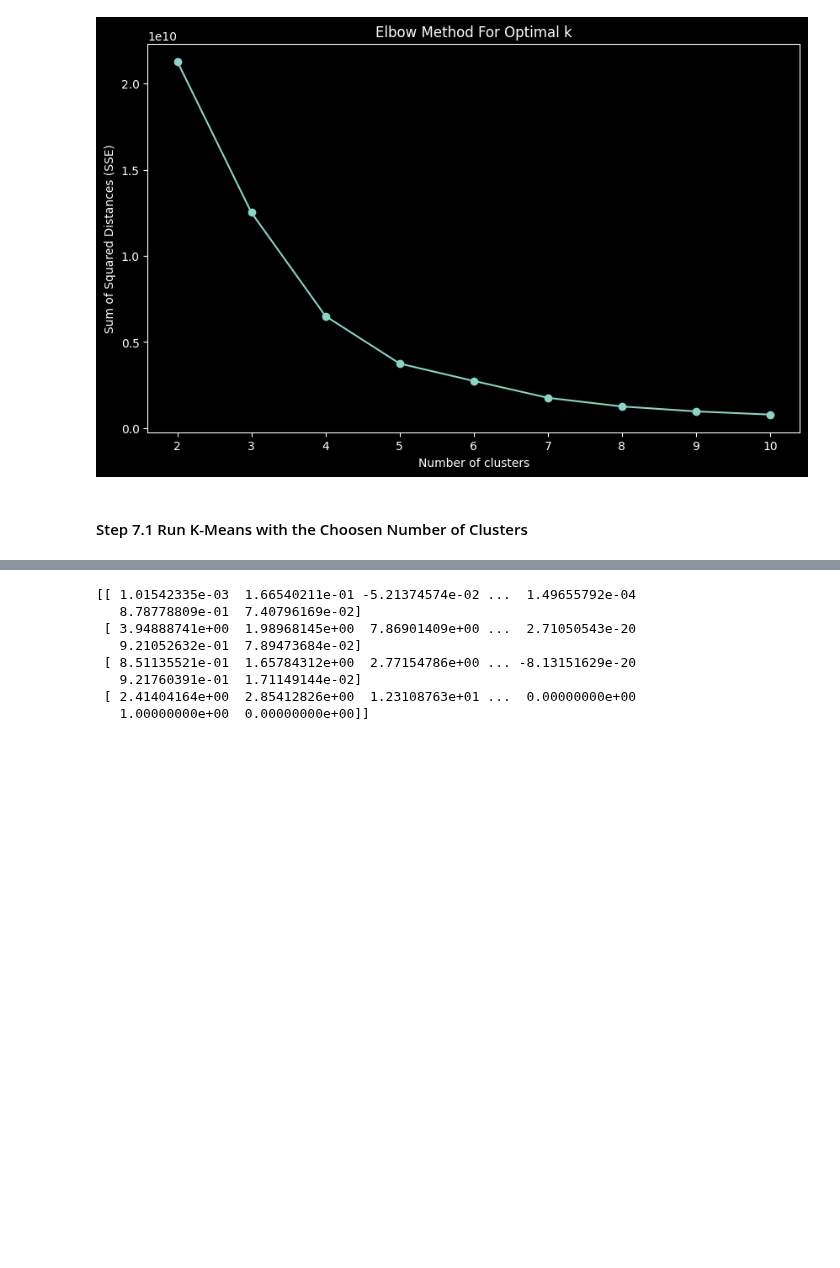
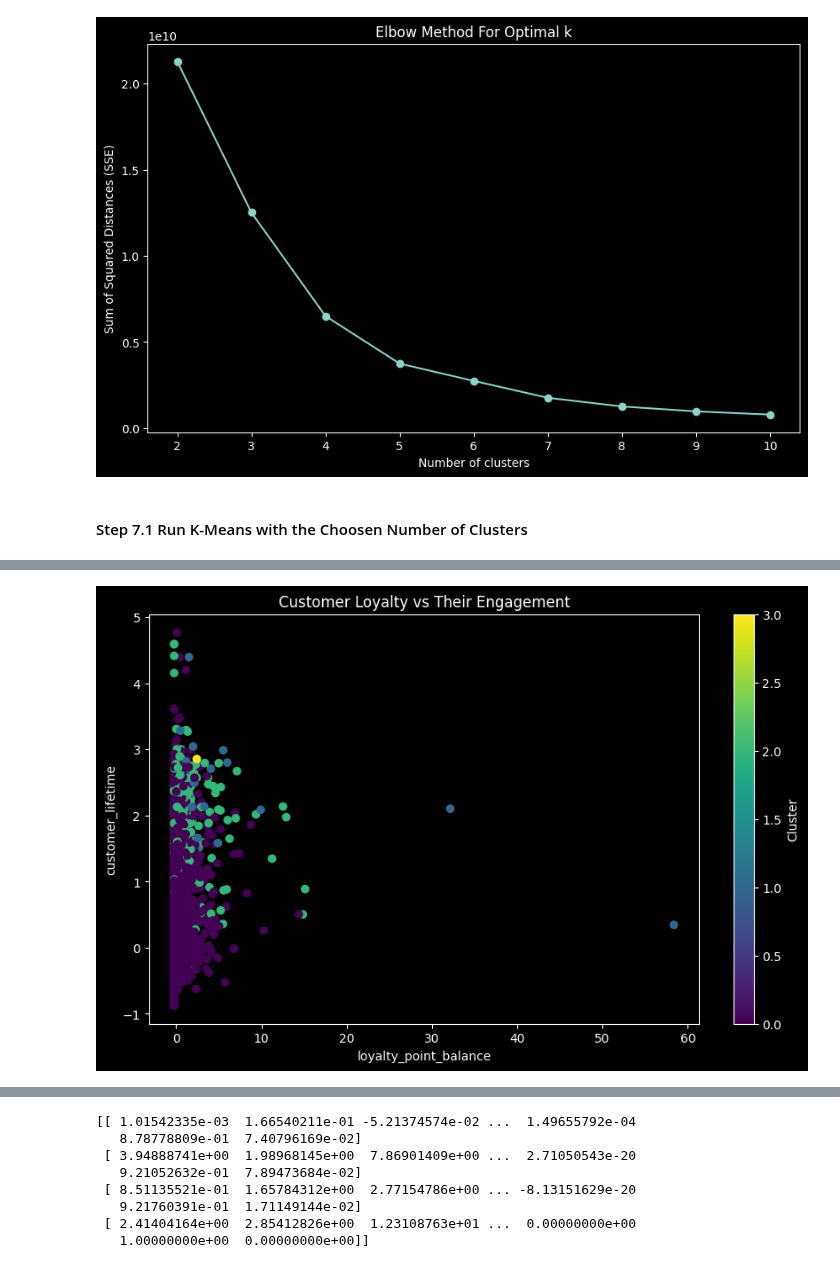
Before and after one commit to ssulaihasubi/floward-take-home-assessment, a Jupyter notebook: task-2-case-study-1-clustering.ipynb, the cells around one changed output, grey strips where cells are left out. Cells and saved outputs as stored; diff of their text form; code cells hidden in the pictures; blank space fills up the shorter version.

```diff
--- a/task-2-case-study-1-clustering.ipynb
+++ b/task-2-case-study-1-clustering.ipynb
@@ -729,0 +743,13 @@ clustering_df['Cluster'] = kmeans.labels_
+# %%
+import matplotlib.pyplot as plt
+
+# To get highlight how clusters differ in terms of customer loyalty and duration of engagement.
+plt.figure(figsize=(10, 6))
+plt.scatter(clustering_df['loyalty_point_balance'], clustering_df['customer_lifetime'], c=clustering_df['Cluster'], cmap='viridis')
+plt.title('Customer Loyalty vs Their Engagement')
+plt.xlabel('loyalty_point_balance')
+plt.ylabel('customer_lifetime')
+plt.colorbar(label='Cluster')
+plt.show()
+# %% [output]
+[figure, added]
```
Also changed, not shown: parts of 4 cells of this notebook.
